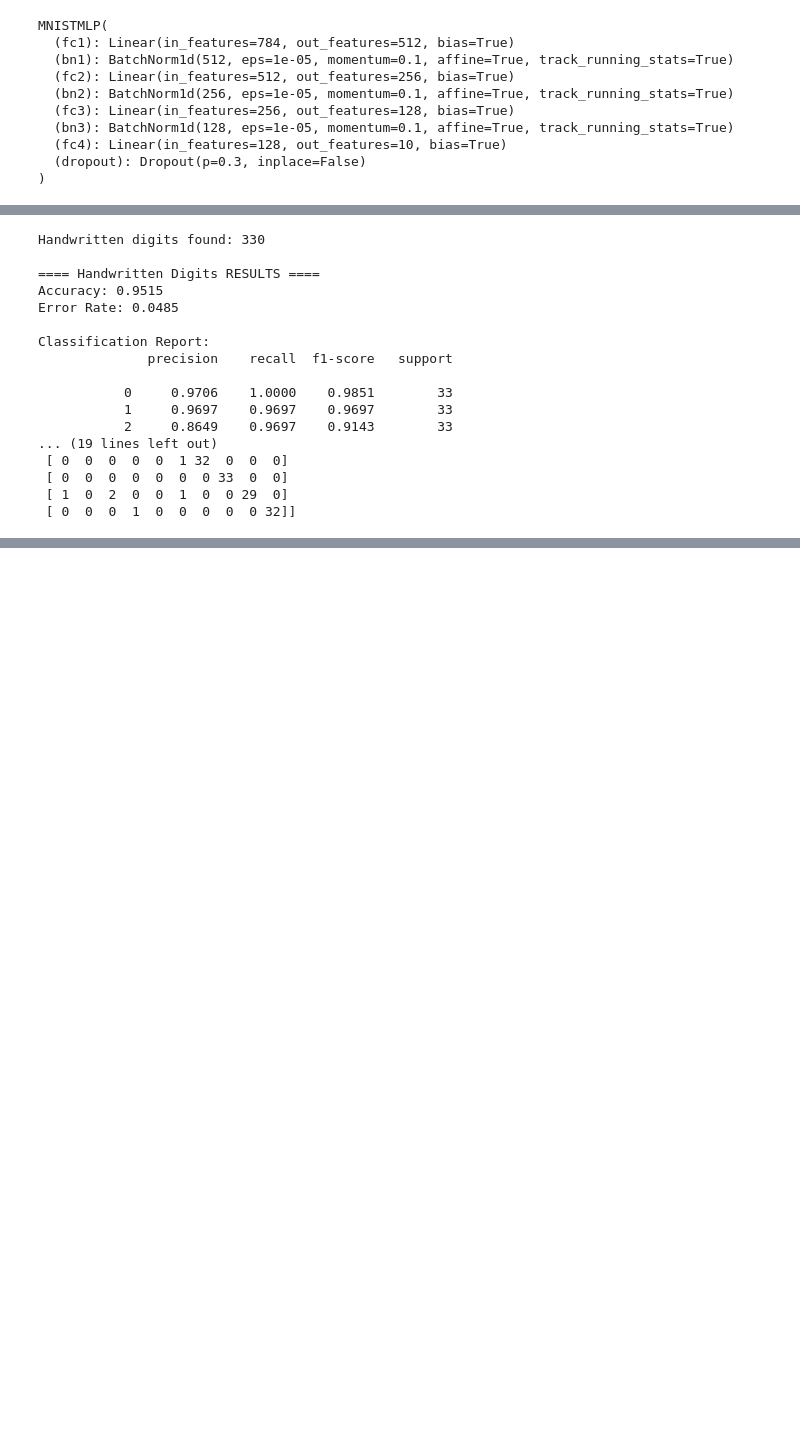
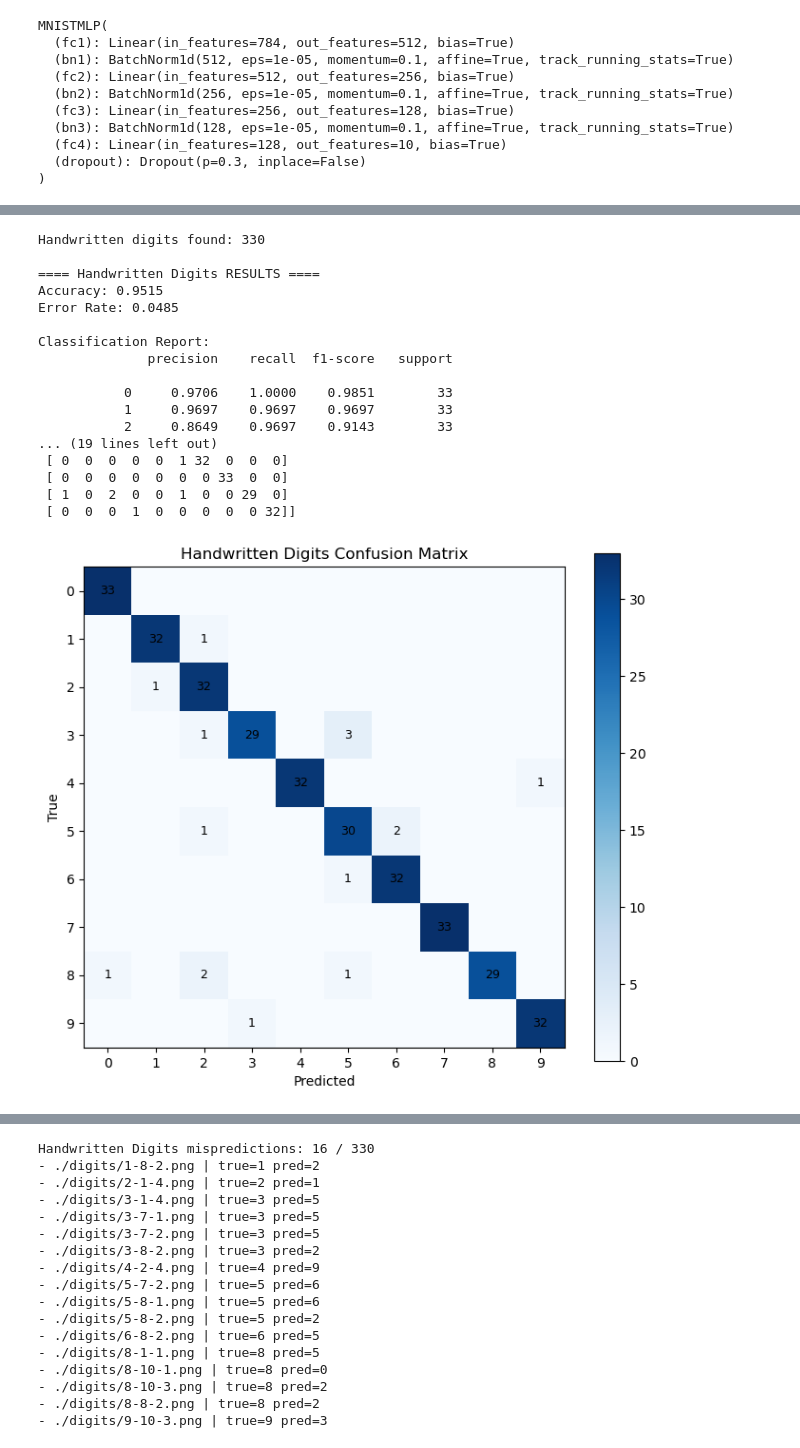
Before and after one commit to HarshTheSharma/Final580, a Jupyter notebook: model.ipynb, the cells around one changed output, grey strips where cells are left out. Saved outputs shown, nothing was run; the diff lists cells and outputs as text; code cells hidden in the pictures; blank space fills up the shorter version.

```diff
--- a/model.ipynb
+++ b/model.ipynb
@@ -2,6 +2,8 @@
 # ============================================================
 # Final Project: Train neural net on MNIST and evaluate on local digits
 # ============================================================
+
+DEMO = True
 
 import os
 import glob
@@ -418,46 +515,56 @@ class HandwrittenDigits(Dataset):
         self.transform = transform
         self.labels = [int(os.path.basename(p).split("-")[0]) for p in self.paths]
 
+        # Try to parse group id like "digit-group-....png"
+        self.group_ids = []
+        for p in self.paths:
+            parts = os.path.basename(p).split("-")
+            if len(parts) > 1 and parts[1].isdigit():
+                self.group_ids.append(int(parts[1]))
+            else:
+                self.group_ids.append(-1)  # no group present
+
     def __len__(self):
         return len(self.paths)
 
     def __getitem__(self, idx):
-        img = Image.open(self.paths[idx])
+        path = self.paths[idx]
+        img = Image.open(path)
         img = PreprocessSingle(img)
         img = img.resize((28, 28))
         if self.transform is not None:
             img = self.transform(img)
-        return img, self.labels[idx]
+
+        return img, self.labels[idx], torch.tensor(self.group_ids[idx]), path
 
 
 digitsRoot = "./digits"
 handSet = HandwrittenDigits(digitsRoot, transform)
 
 handLoader = torch.utils.data.DataLoader(handSet, batch_size=64, shuffle=False)
 
 print("Handwritten digits found:", len(handSet))
 
 if len(handSet) > 0:
-    EvaluateWithDetails(handLoader, "Handwritten Digits")
+    EvaluateWithDetails(handLoader, "Handwritten Digits", plot=True, printMisses=True, maxMisses=50)
 else:
     print("No handwritten digits found.")
-
-torch.save(model.state_dict(), "model.pth")
 # %% [output]
 Handwritten digits found: 330
 
 ==== Handwritten Digits RESULTS ====
 Accuracy: 0.9515
 Error Rate: 0.0485
 
 Classification Report:
               precision    recall  f1-score   support
 
            0     0.9706    1.0000    0.9851        33
            1     0.9697    0.9697    0.9697        33
            2     0.8649    0.9697    0.9143        33
 ... (19 lines left out)
  [ 0  0  0  0  0  1 32  0  0  0]
  [ 0  0  0  0  0  0  0 33  0  0]
  [ 1  0  2  0  0  1  0  0 29  0]
  [ 0  0  0  1  0  0  0  0  0 32]]
+[figure, added]
@@ -463,0 +573,17 @@ Classification Report:
+Handwritten Digits mispredictions: 16 / 330
+- ./digits/1-8-2.png | true=1 pred=2
+- ./digits/2-1-4.png | true=2 pred=1
+- ./digits/3-1-4.png | true=3 pred=5
+- ./digits/3-7-1.png | true=3 pred=5
+- ./digits/3-7-2.png | true=3 pred=5
+- ./digits/3-8-2.png | true=3 pred=2
+- ./digits/4-2-4.png | true=4 pred=9
+- ./digits/5-7-2.png | true=5 pred=6
+- ./digits/5-8-1.png | true=5 pred=6
+- ./digits/5-8-2.png | true=5 pred=2
+- ./digits/6-8-2.png | true=6 pred=5
+- ./digits/8-1-1.png | true=8 pred=5
+- ./digits/8-10-1.png | true=8 pred=0
+- ./digits/8-10-3.png | true=8 pred=2
+- ./digits/8-8-2.png | true=8 pred=2
+- ./digits/9-10-3.png | true=9 pred=3
```
Also changed, not shown: parts of 4 cells of this notebook, 1 other file.
